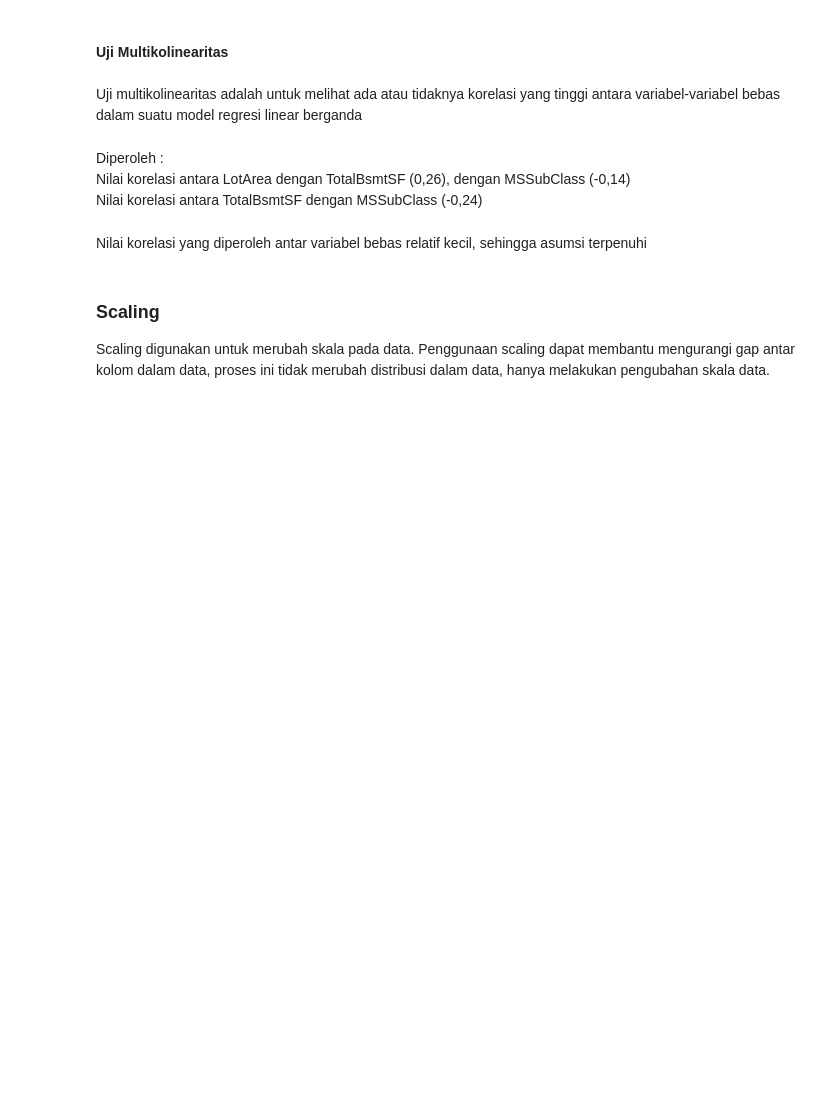
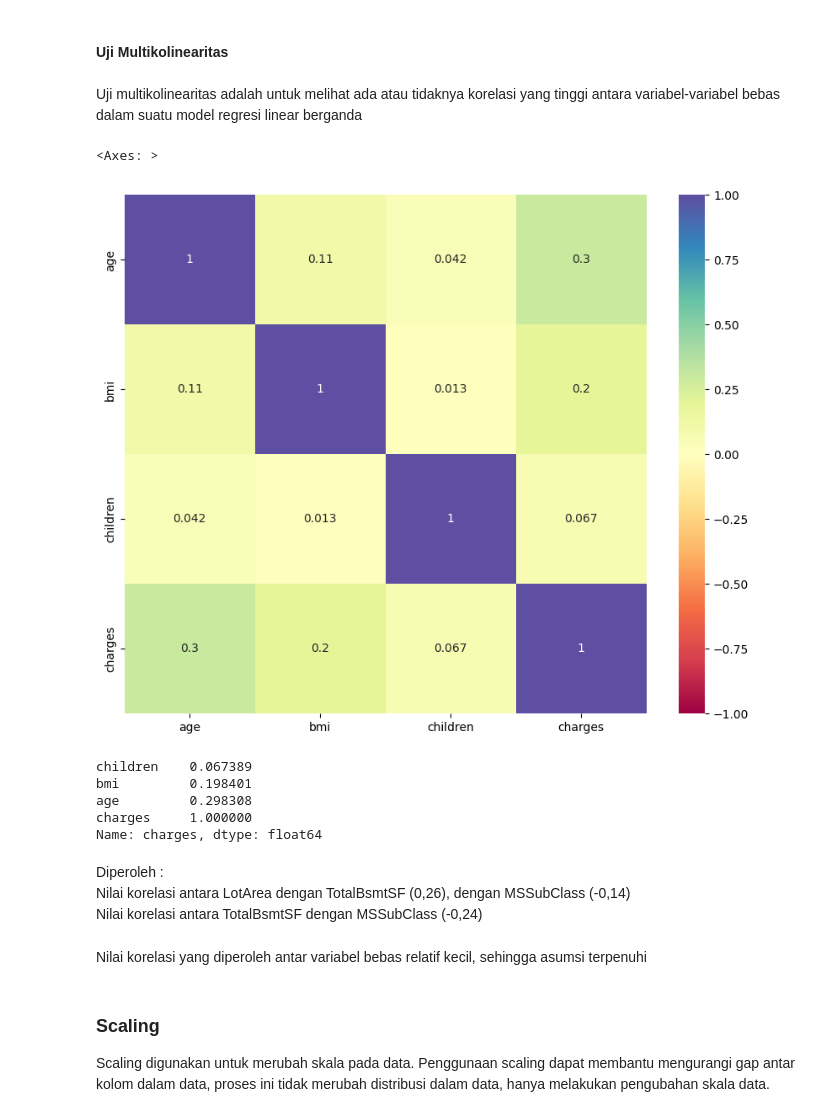
Before and after one commit to izamrosiawan/ss-code-semester-3, a Jupyter notebook: infrastruktur-dan-platform-untuk-sains-data/minggu-7/kel-7/M6_Regression_Analysis.ipynb, the cells around one changed output. Drawn from its saved outputs; the diff is of its cells as text; code cells hidden in the pictures; blank space fills up the shorter version.

```diff
--- a/infrastruktur-dan-platform-untuk-sains-data/minggu-7/kel-7/M6_Regression_Analysis.ipynb
+++ b/infrastruktur-dan-platform-untuk-sains-data/minggu-7/kel-7/M6_Regression_Analysis.ipynb
@@ -225,11 +224,20 @@ RuntimeError: `lowess=True` requires statsmodels, an optional dependency, to be
 Uji multikolinearitas adalah untuk melihat ada atau tidaknya korelasi yang tinggi antara variabel-variabel bebas dalam suatu model regresi linear berganda
 # %%
 plt.figure(figsize=(10,8))
-sns.heatmap(house_prices.corr(), vmax=1, vmin=-1, center=0, cmap="Spectral", annot=True)
+sns.heatmap(insurance.corr(), vmax=1, vmin=-1, center=0, cmap="Spectral", annot=True)
+# %% [output]
+<Axes: >
+[figure, added]
 # %%
 # Cek Urutan korelasi terendah ke tertinggi
-korelasi = house_prices.corr()["SalePrice"].sort_values()
+korelasi = insurance.corr()["charges"].sort_values()
 korelasi
+# %% [output]
+children    0.067389
+bmi         0.198401
+age         0.298308
+charges     1.000000
+Name: charges, dtype: float64
 # %% [markdown]
 Diperoleh : <BR>
 Nilai korelasi antara LotArea dengan TotalBsmtSF (0,26), dengan MSSubClass (-0,14)<br>
```
Also changed, not shown: parts of 33 cells of this notebook.
